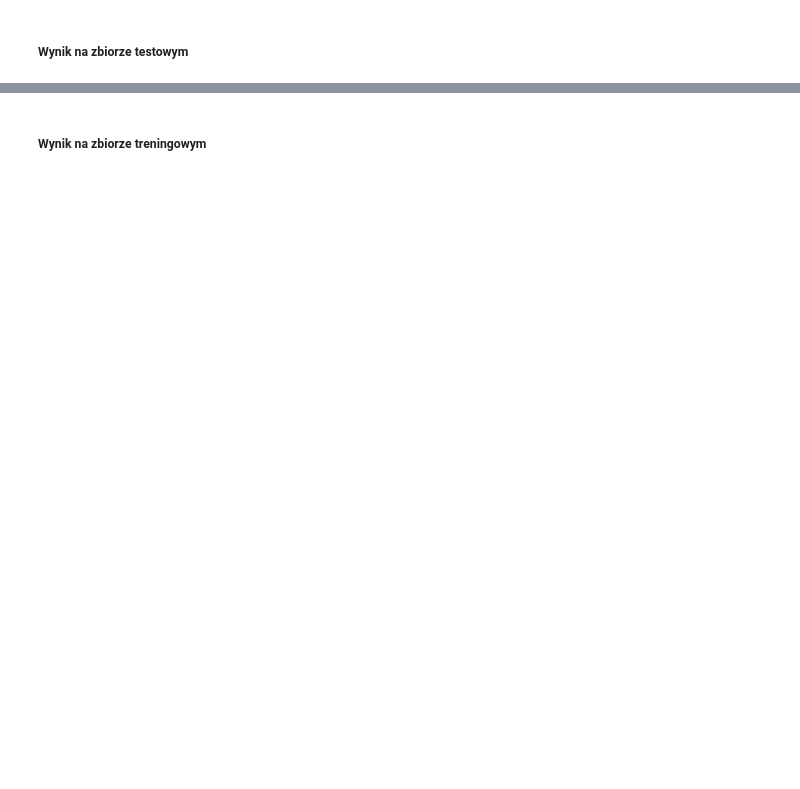
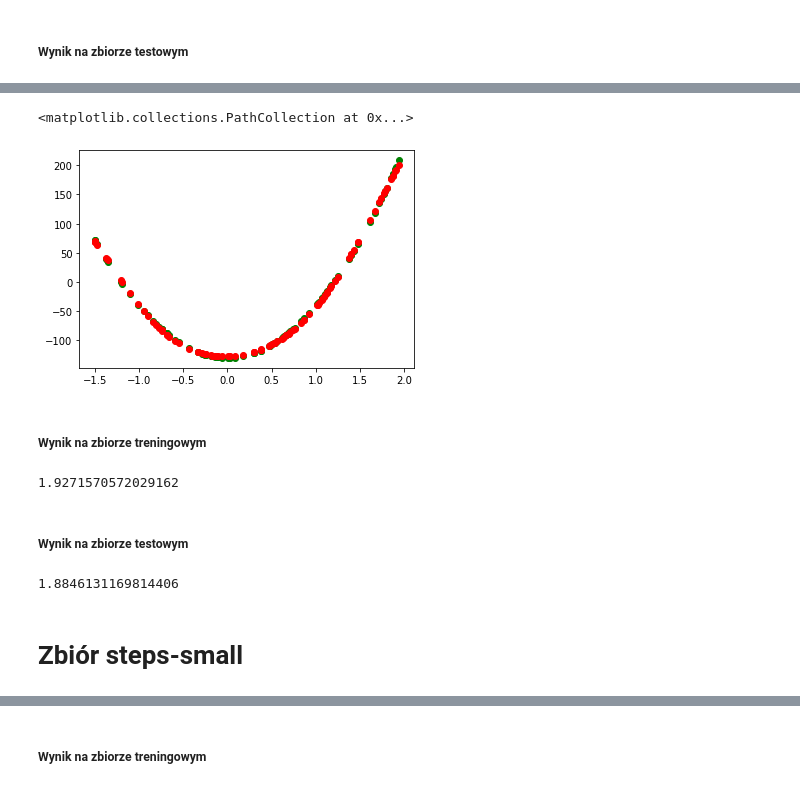
Before and after one commit to niladrem/mioad, a Jupyter notebook: lab02.ipynb, the cells around one changed output, grey strips where cells are left out. Cells and saved outputs as stored; diff of their text form; code cells hidden in the pictures; blank space fills up the shorter version.

```diff
--- a/lab02.ipynb
+++ b/lab02.ipynb
@@ -345,0 +338,11 @@ metrics.mean_absolute_error(test_df['y'], y_pred)
+# %%
+%%time
+np.random.seed(2137)
+mlp = Network(["sigmoid", "linear"], [1,4,1])
+g = mlp.train_network(np.expand_dims(train_df['x'], 1), np.expand_dims(train_df['y'], 1), n_epoch=300, l_rate=0.5, batch_size=8)
+
+y_pred = mlp.predict(np.expand_dims(train_df['x'], 1))
+y_pred = np.squeeze(y_pred)
+plt.scatter(train_df['x'], train_df['y'], color='green')
+plt.scatter(train_df['x'], y_pred, color='red')
+# %% [output]
@@ -345,0 +351,18 @@ metrics.mean_absolute_error(test_df['y'], y_pred)
+<matplotlib.collections.PathCollection at 0x...>
+[figure, added]
+# %% [markdown]
+##### Wynik na zbiorze treningowym
+# %%
+metrics.mean_absolute_error(train_df['y'], y_pred)
+# %% [output]
+1.9271570572029162
+# %% [markdown]
+##### Wynik na zbiorze testowym
+# %%
+y_pred = mlp.predict(np.expand_dims(test_df['x'], 1))
+y_pred = np.squeeze(y_pred)
+metrics.mean_absolute_error(test_df['y'], y_pred)
+# %% [output]
+1.8846131169814406
+# %% [markdown]
+# Zbiór steps-small
```
Also changed, not shown: parts of 27 cells of this notebook.
